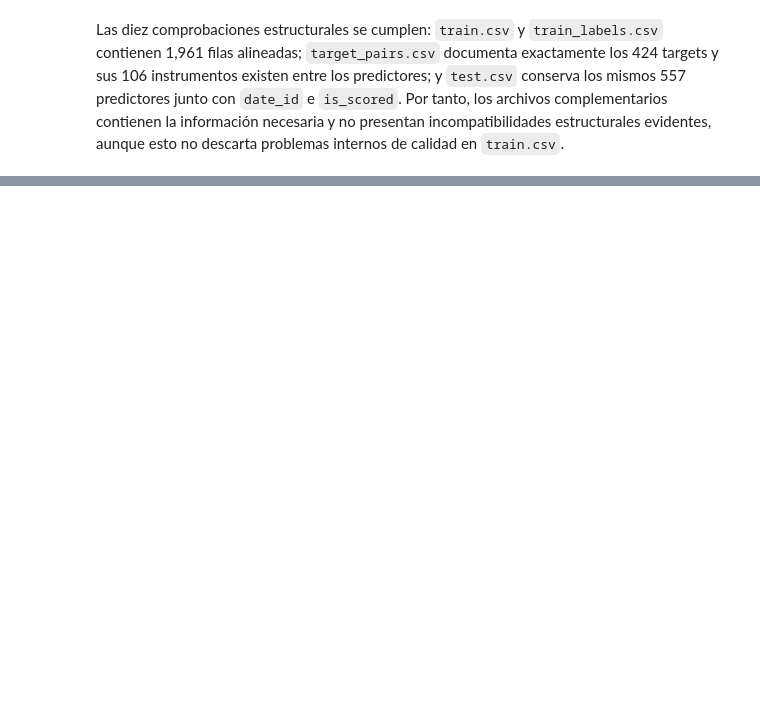
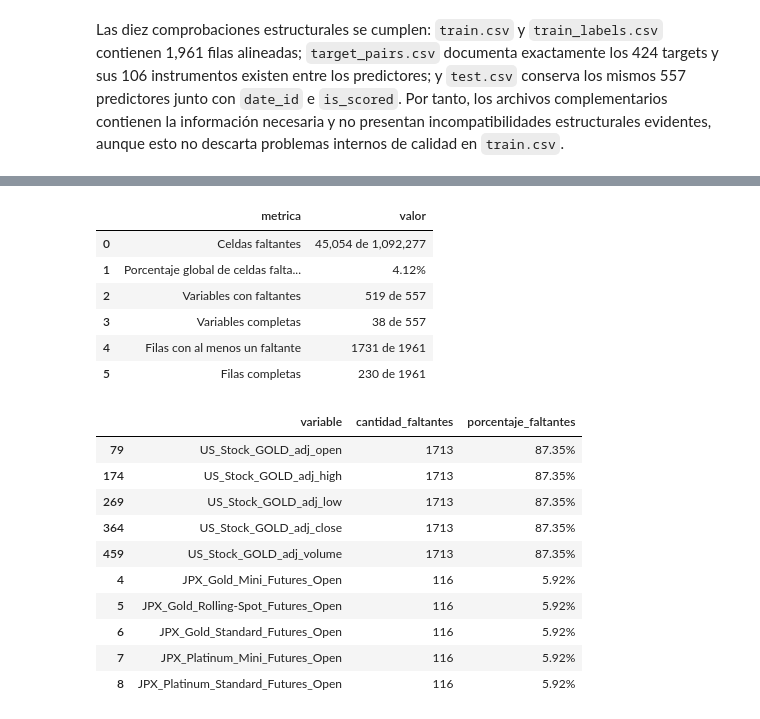
Before and after one commit to Bamo0507/Proyecto_2_EDA_Data_Science, a Jupyter notebook: notebooks/01_analisis_exploratorio.ipynb, the cells around one changed output, grey strips where cells are left out. Saved outputs shown, nothing was run; the diff lists cells and outputs as text; code cells hidden in the pictures; blank space fills up the shorter version.

```diff
--- a/notebooks/01_analisis_exploratorio.ipynb
+++ b/notebooks/01_analisis_exploratorio.ipynb
@@ -477,0 +482,74 @@ Las diez comprobaciones estructurales se cumplen: `train.csv` y `train_labels.cs
+# %%
+predictores_train = train[variables_predictoras]
+
+faltantes_por_variable = (
+    predictores_train.isna().sum()
+    .rename("cantidad_faltantes")
+    .to_frame()
+    .assign(
+        porcentaje_faltantes=lambda df: (
+            df["cantidad_faltantes"] / len(predictores_train) * 100
+        )
+    )
+    .rename_axis("variable")
+    .reset_index()
+    .sort_values(
+        ["porcentaje_faltantes", "cantidad_faltantes"],
+        ascending=False,
+    )
+)
+
+total_celdas = predictores_train.size
+total_faltantes = int(predictores_train.isna().sum().sum())
+variables_con_faltantes = int(
+    (faltantes_por_variable["cantidad_faltantes"] > 0).sum()
+)
+filas_con_faltantes = int(predictores_train.isna().any(axis=1).sum())
+
+resumen_general_faltantes = pd.DataFrame(
+    {
+        "metrica": [
+            "Celdas faltantes",
+            "Porcentaje global de celdas faltantes",
+            "Variables con faltantes",
+            "Variables completas",
+            "Filas con al menos un faltante",
+            "Filas completas",
+        ],
+        "valor": [
+            f"{total_faltantes:,} de {total_celdas:,}",
+            f"{total_faltantes / total_celdas * 100:.2f}%",
+            f"{variables_con_faltantes} de {len(variables_predictoras)}",
+            f"{len(variables_predictoras) - variables_con_faltantes} de {len(variables_predictoras)}",
+            f"{filas_con_faltantes} de {len(predictores_train)}",
+            f"{len(predictores_train) - filas_con_faltantes} de {len(predictores_train)}",
+        ],
+    }
+)
+
+display(resumen_general_faltantes)
+display(
+    faltantes_por_variable
+    .query("cantidad_faltantes > 0")
+    .head(10)
+    .style.format({"porcentaje_faltantes": "{:.2f}%"})
+)
+# %% [output]
+|  | metrica | valor |
+| 0 | Celdas faltantes | 45,054 de 1,092,277 |
+| 1 | Porcentaje global de celdas falta... | 4.12% |
+| 2 | Variables con faltantes | 519 de 557 |
+| 3 | Variables completas | 38 de 557 |
+| 4 | Filas con al menos un faltante | 1731 de 1961 |
+| 5 | Filas completas | 230 de 1961 |
+|  | variable | cantidad_faltantes | porcentaje_faltantes |
+| 79 | US_Stock_GOLD_adj_open | 1713 | 87.35% |
+| 174 | US_Stock_GOLD_adj_high | 1713 | 87.35% |
+| 269 | US_Stock_GOLD_adj_low | 1713 | 87.35% |
+| 364 | US_Stock_GOLD_adj_close | 1713 | 87.35% |
+| 459 | US_Stock_GOLD_adj_volume | 1713 | 87.35% |
+| 4 | JPX_Gold_Mini_Futures_Open | 116 | 5.92% |
+| 5 | JPX_Gold_Rolling-Spot_Futures_Open | 116 | 5.92% |
+| 6 | JPX_Gold_Standard_Futures_Open | 116 | 5.92% |
+| 7 | JPX_Platinum_Mini_Futures_Open | 116 | 5.92% |
+| 8 | JPX_Platinum_Standard_Futures_Open | 116 | 5.92% |
```
Also changed, not shown: parts of 19 cells of this notebook.
